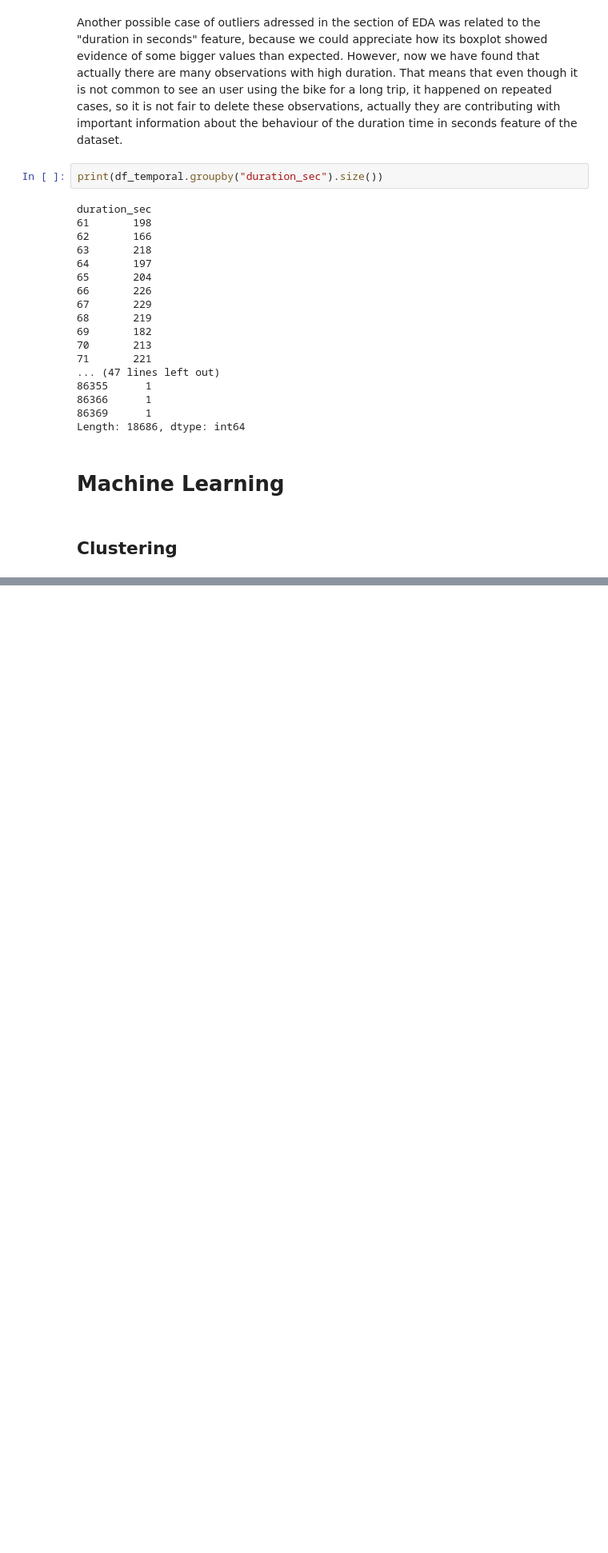
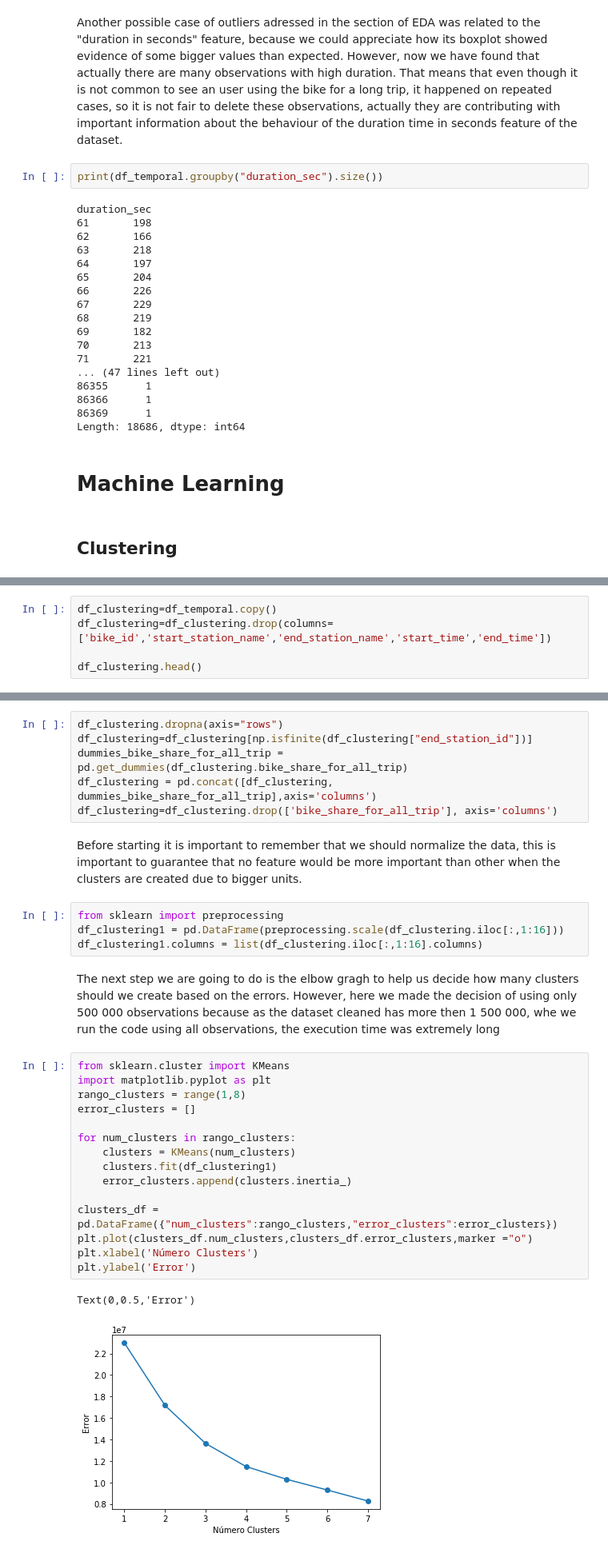
Before and after one commit to EjHelo/bootcamp_proyect, a Jupyter notebook: Proyecto Bootcamp Ford GoBike.ipynb, the cells around one changed output, grey strips where cells are left out. Shown at 80% size. Saved outputs shown, nothing was run; the diff lists cells and outputs as text; blank space fills up the shorter version.

Commit message:
Clustering

```diff
--- a/Proyecto Bootcamp Ford GoBike.ipynb
+++ b/Proyecto Bootcamp Ford GoBike.ipynb
@@ -597,0 +598,5 @@ Now, the first thing we are going to do is
+# %%
+df_clustering=df_temporal.copy()
+df_clustering=df_clustering.drop(columns=['bike_id','start_station_name','end_station_name','start_time','end_time'])
+
+df_clustering.head()
@@ -597,0 +613,33 @@ Now, the first thing we are going to do is
+# %%
+df_clustering.dropna(axis="rows")
+df_clustering=df_clustering[np.isfinite(df_clustering["end_station_id"])]
+dummies_bike_share_for_all_trip = pd.get_dummies(df_clustering.bike_share_for_all_trip)
+df_clustering = pd.concat([df_clustering, dummies_bike_share_for_all_trip],axis='columns')
+df_clustering=df_clustering.drop(['bike_share_for_all_trip'], axis='columns')
+# %% [markdown]
+Before starting it is important to remember that we should normalize the data, this is important to guarantee that no feature would be more important than other when the clusters are created due to bigger units.
+# %%
+from sklearn import preprocessing
+df_clustering1 = pd.DataFrame(preprocessing.scale(df_clustering.iloc[:,1:16]))
+df_clustering1.columns = list(df_clustering.iloc[:,1:16].columns)
+# %% [markdown]
+The next step we are going to do is the elbow gragh to help us decide how many clusters should we create based on the errors.
+However, here we made the decision of using only 500 000 observations because as the dataset cleaned has more then 1 500 000, whe we run the code using all observations, the execution time was extremely long
+# %%
+from sklearn.cluster import KMeans
+import matplotlib.pyplot as plt
+rango_clusters = range(1,8)
+error_clusters = []
+
+for num_clusters in rango_clusters:
+    clusters = KMeans(num_clusters)
+    clusters.fit(df_clustering1)
+    error_clusters.append(clusters.inertia_)
+
+clusters_df = pd.DataFrame({"num_clusters":rango_clusters,"error_clusters":error_clusters})
+plt.plot(clusters_df.num_clusters,clusters_df.error_clusters,marker ="o")
+plt.xlabel('Número Clusters')
+plt.ylabel('Error')
+# %% [output]
+Text(0,0.5,'Error')
+[figure, added]
```
Also changed, not shown: parts of 11 cells of this notebook.
